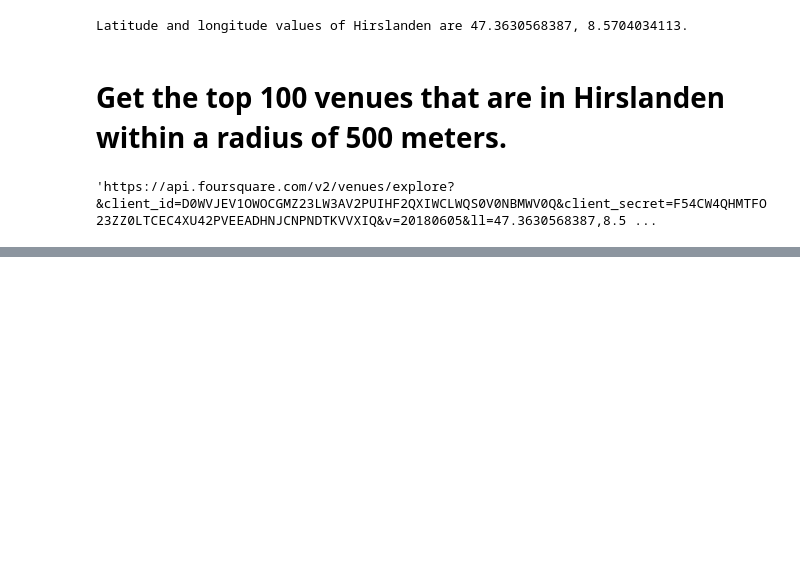
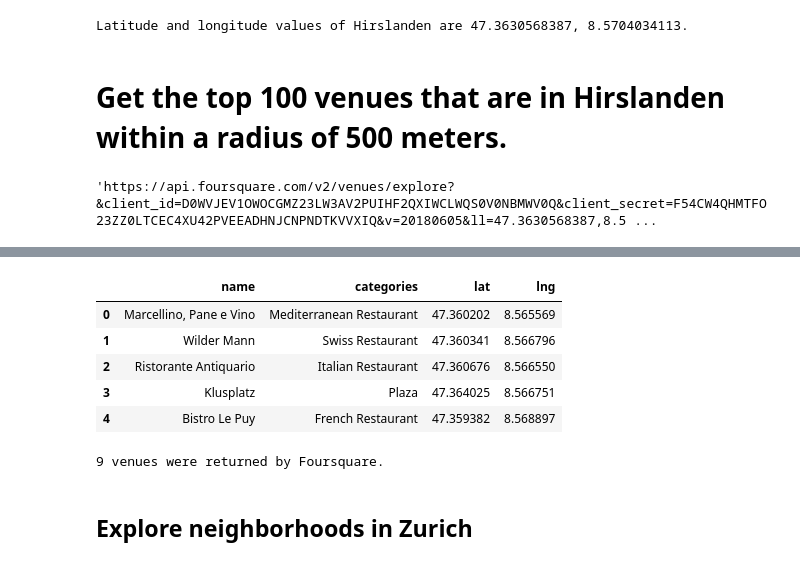
Before and after one commit to xanag/Coursera_Capstone, a Jupyter notebook: Final Capstone Project.ipynb, the cells around one changed output, grey strips where cells are left out. Drawn from its saved outputs; the diff is of its cells as text; code cells hidden in the pictures; blank space fills up the shorter version.

```diff
--- a/Final Capstone Project.ipynb
+++ b/Final Capstone Project.ipynb
@@ -234,0 +244,29 @@ results
+# %%
+venues = results['response']['groups'][0]['items']
+
+nearby_venues = pd.json_normalize(venues) # flatten JSON
+
+# filter columns
+filtered_columns = ['venue.name', 'venue.categories', 'venue.location.lat', 'venue.location.lng']
+nearby_venues =nearby_venues.loc[:, filtered_columns]
+
+# filter the category for each row
+nearby_venues['venue.categories'] = nearby_venues.apply(get_category_type, axis=1)
+
+# clean columns
+nearby_venues.columns = [col.split(".")[-1] for col in nearby_venues.columns]
+
+nearby_venues.head()
+# %% [output]
+|  | name | categories | lat | lng |
+| 0 | Marcellino, Pane e Vino | Mediterranean Restaurant | 47.360202 | 8.565569 |
+| 1 | Wilder Mann | Swiss Restaurant | 47.360341 | 8.566796 |
+| 2 | Ristorante Antiquario | Italian Restaurant | 47.360676 | 8.566550 |
+| 3 | Klusplatz | Plaza | 47.364025 | 8.566751 |
+| 4 | Bistro Le Puy | French Restaurant | 47.359382 | 8.568897 |
+# %%
+print('{} venues were returned by Foursquare.'.format(nearby_venues.shape[0]))
+# %% [output]
+9 venues were returned by Foursquare.
+# %% [markdown]
+## Explore neighborhoods in Zurich
```
Also changed, not shown: parts of 10 cells of this notebook.
